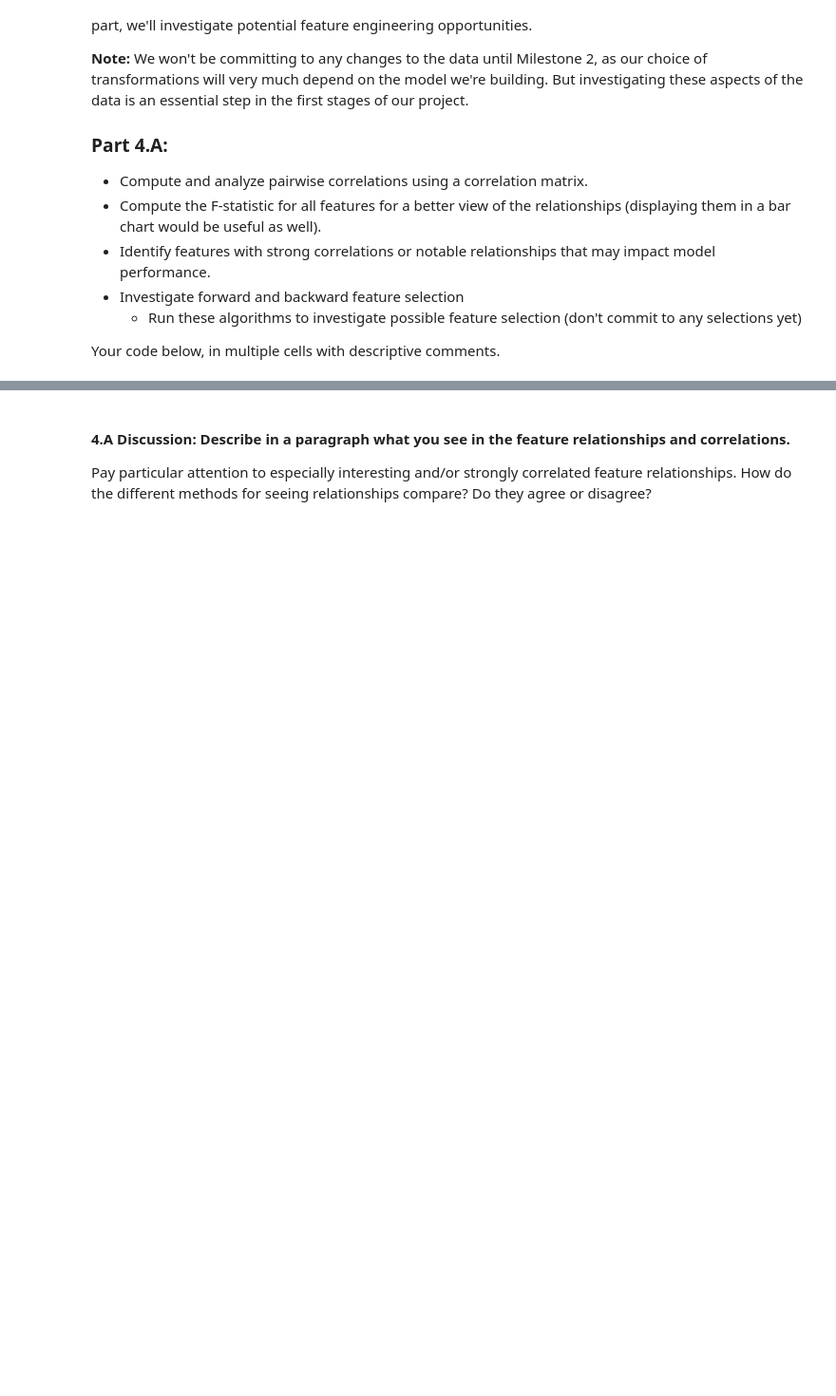
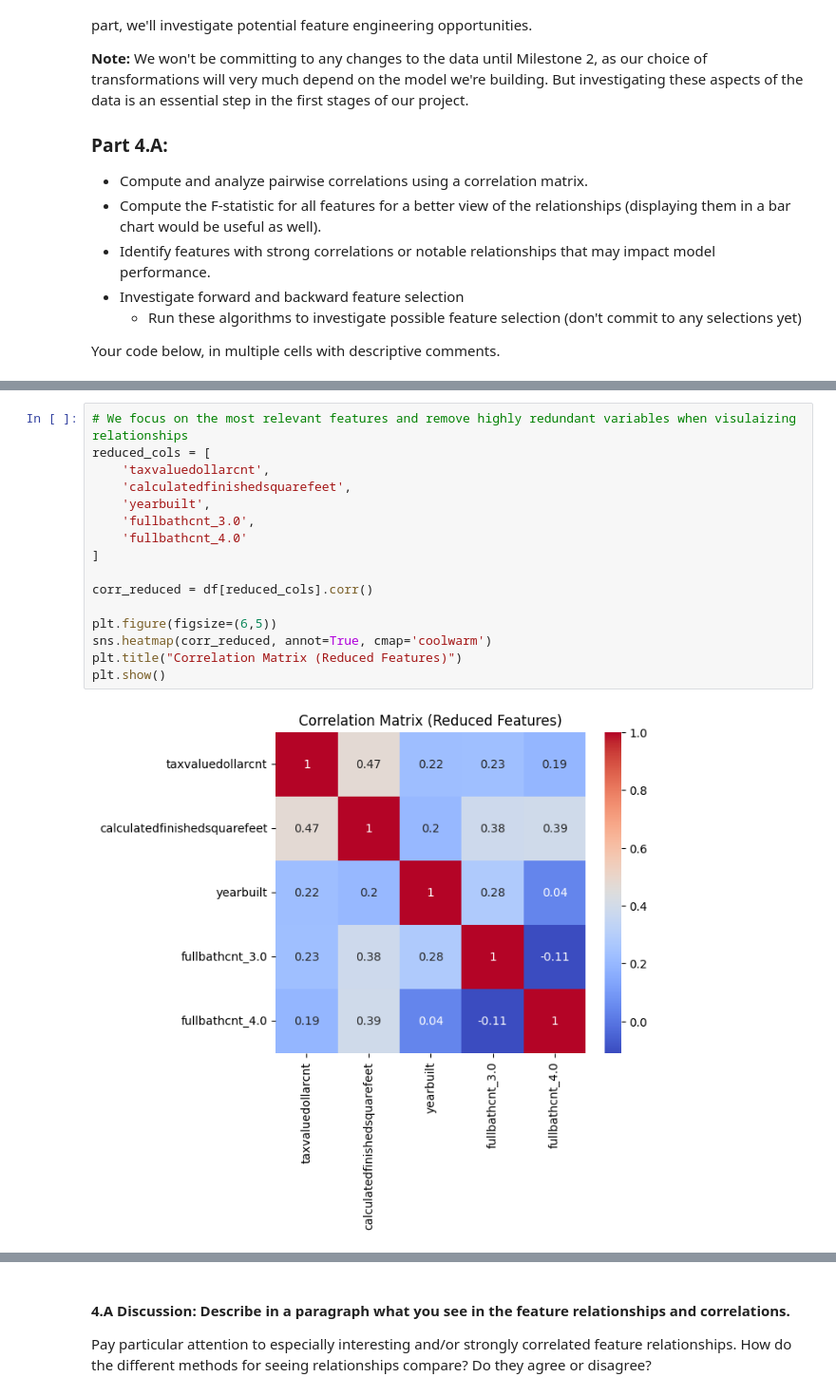
Before and after one commit to JarodCastroBU/Milestone1GroupProject_44, a Jupyter notebook: Milestone_01.ipynb, the cells around one changed output, grey strips where cells are left out. Shown at 95% size. Drawn from its saved outputs; the diff is of its cells as text; blank space fills up the shorter version.

```diff
--- a/Milestone_01.ipynb
+++ b/Milestone_01.ipynb
@@ -742,0 +774,18 @@ Your code below, in multiple cells with descriptive comments.
+# %%
+# We focus on the most relevant features and remove highly redundant variables when visulaizing relationships
+reduced_cols = [
+    'taxvaluedollarcnt',
+    'calculatedfinishedsquarefeet',
+    'yearbuilt',
+    'fullbathcnt_3.0',
+    'fullbathcnt_4.0'
+]
+
+corr_reduced = df[reduced_cols].corr()
+
+plt.figure(figsize=(6,5))
+sns.heatmap(corr_reduced, annot=True, cmap='coolwarm')
+plt.title("Correlation Matrix (Reduced Features)")
+plt.show()
+# %% [output]
+[figure, added]
```
Also changed, not shown: parts of 16 cells of this notebook.
